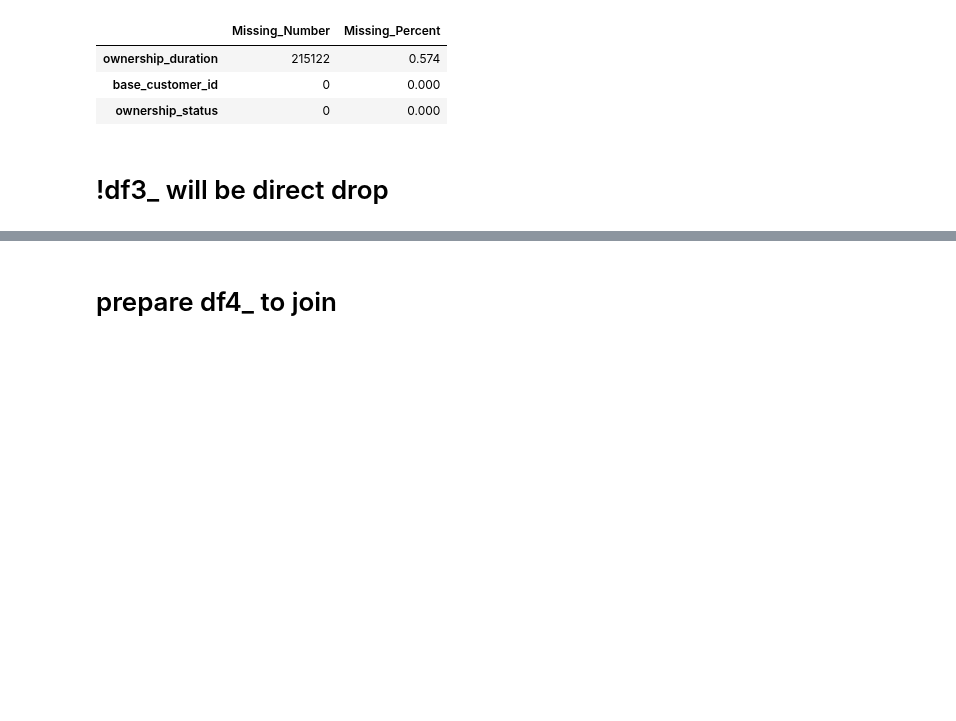
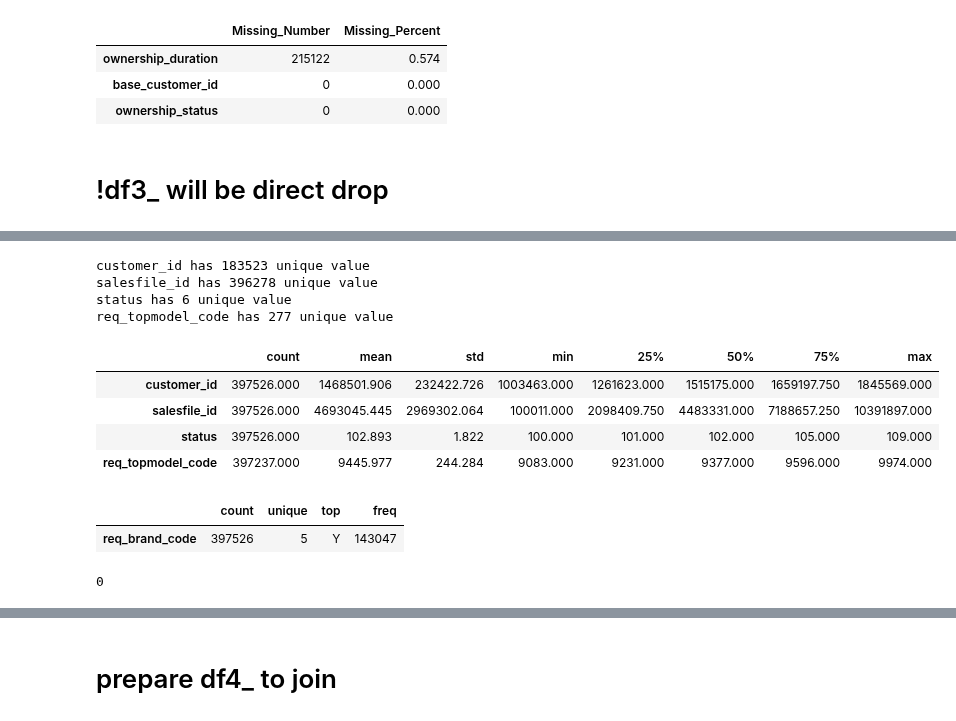
Before and after one commit to KdrDrn/04_PROJECTS, a Jupyter notebook: 16_Doğuş_Datathon_Otomotiv/Dogus_Customer_Segmentation_v02.ipynb, the cells around one changed output, grey strips where cells are left out. Drawn from its saved outputs; the diff is of its cells as text; code cells hidden in the pictures; blank space fills up the shorter version.

```diff
--- a/16_Doğuş_Datathon_Otomotiv/Dogus_Customer_Segmentation_v02.ipynb
+++ b/16_Doğuş_Datathon_Otomotiv/Dogus_Customer_Segmentation_v02.ipynb
@@ -1242,0 +1266,25 @@ missing(df2_)
+# %%
+for col in df3_.select_dtypes(include=[np.number]).columns:
+  print(f"{col} has {df3_[col].nunique()} unique value")
+# %% [output]
+customer_id has 183523 unique value
+salesfile_id has 396278 unique value
+status has 6 unique value
+req_topmodel_code has 277 unique value
+# %%
+df3_.describe().T
+# %% [output]
+|  | count | mean | std | min | 25% | 50% | 75% | max |
+| customer_id | 397526.000 | 1468501.906 | 232422.726 | 1003463.000 | 1261623.000 | 1515175.000 | 1659197.750 | 1845569.000 |
+| salesfile_id | 397526.000 | 4693045.445 | 2969302.064 | 100011.000 | 2098409.750 | 4483331.000 | 7188657.250 | 10391897.000 |
+| status | 397526.000 | 102.893 | 1.822 | 100.000 | 101.000 | 102.000 | 105.000 | 109.000 |
+| req_topmodel_code | 397237.000 | 9445.977 | 244.284 | 9083.000 | 9231.000 | 9377.000 | 9596.000 | 9974.000 |
+# %%
+df3_.describe(include=object).T
+# %% [output]
+|  | count | unique | top | freq |
+| req_brand_code | 397526 | 5 | Y | 143047 |
+# %%
+df3_.duplicated().sum()
+# %% [output]
+0
```
Also changed, not shown: parts of 7 cells of this notebook.
